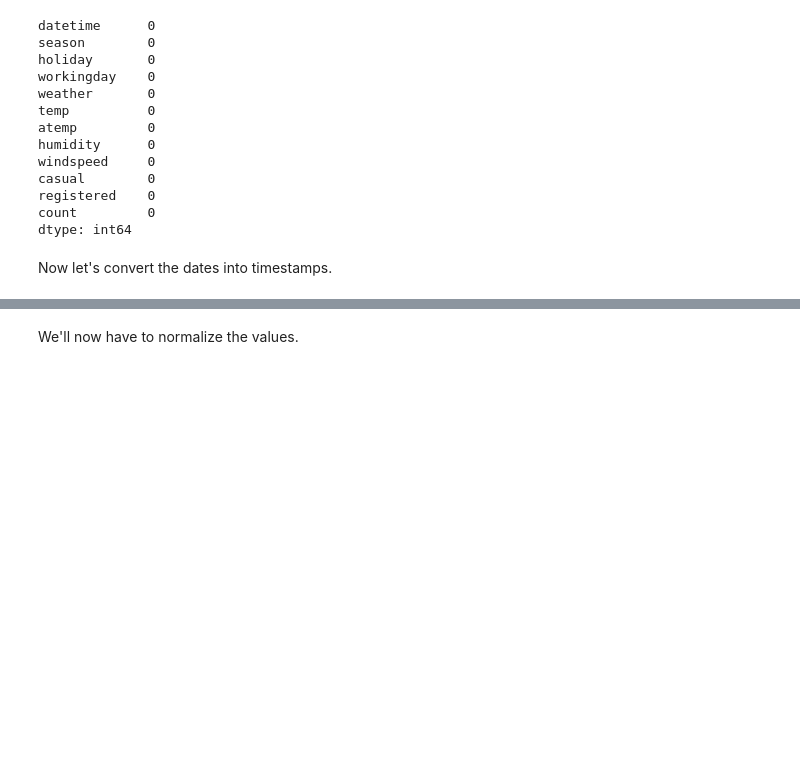
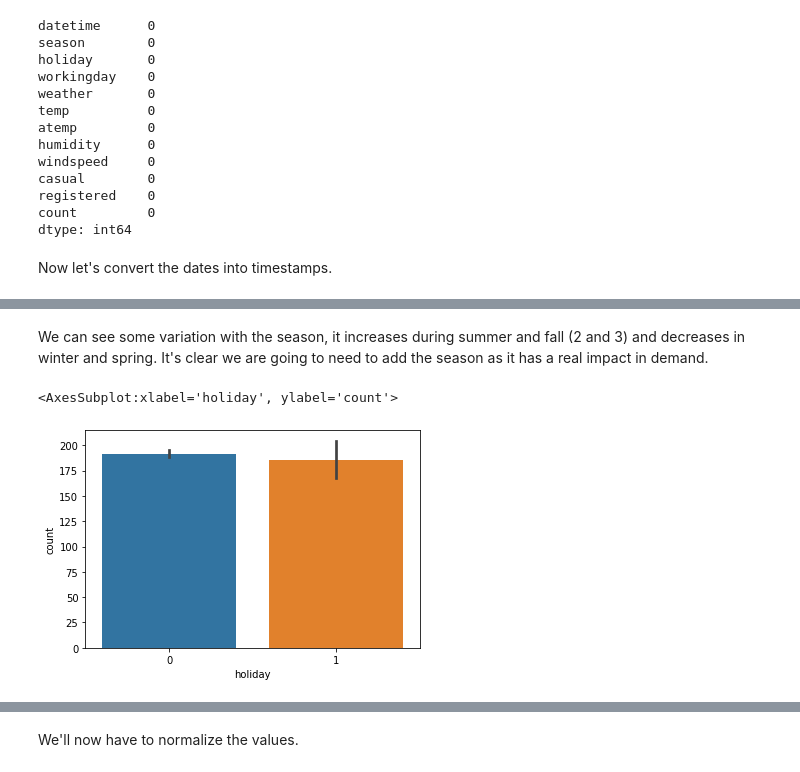
Before and after one commit to NPGiorgi/mlucu, a Jupyter notebook: bikes/bikes.ipynb, the cells around one changed output, grey strips where cells are left out. Cells and saved outputs as stored; diff of their text form; code cells hidden in the pictures; blank space fills up the shorter version.

```diff
--- a/bikes/bikes.ipynb
+++ b/bikes/bikes.ipynb
@@ -123,0 +136,7 @@ df.copy()
+# %% [markdown]
+We can see some variation with the season, it increases during summer and fall (2 and 3) and decreases in winter and spring. It's clear we are going to need to add the season as it has a real impact in demand.
+# %%
+sns.barplot(data=df, x='holiday', y='count')
+# %% [output]
+<AxesSubplot:xlabel='holiday', ylabel='count'>
+[figure, added]
```
Also changed, not shown: parts of 32 cells of this notebook, 2 other files.
